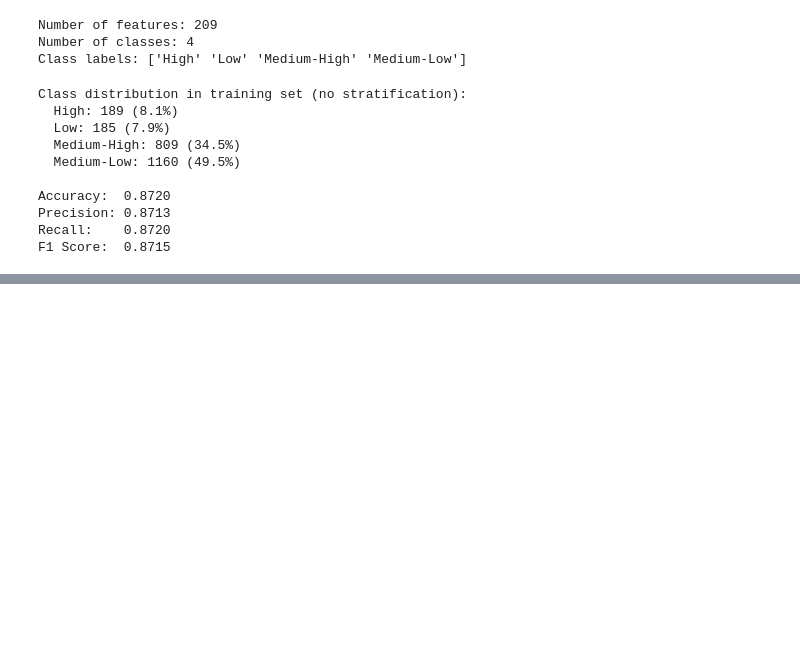
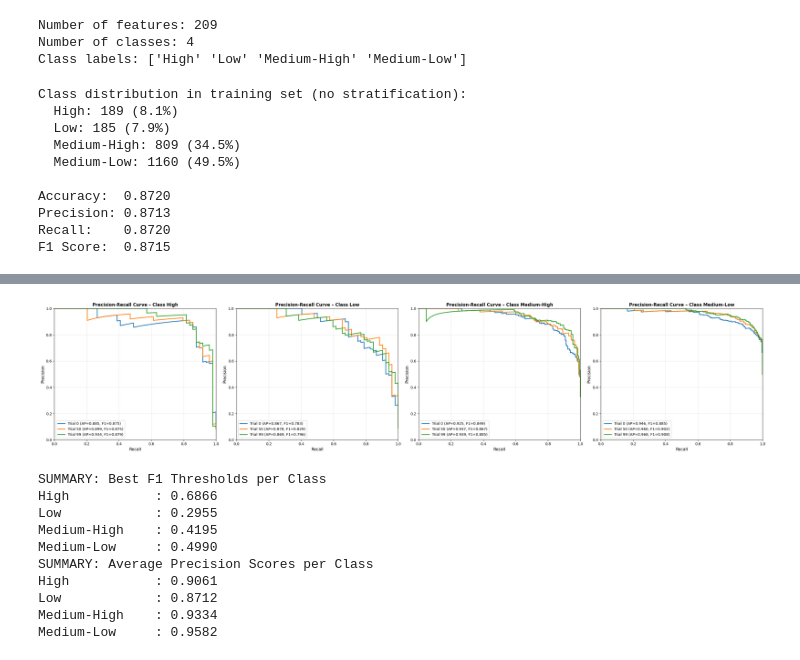
Before and after one commit to VoinaRares/ML-Lab1, a Jupyter notebook: Lab 3/lab3.ipynb, the cells around one changed output, grey strips where cells are left out. Cells and saved outputs as stored; diff of their text form; code cells hidden in the pictures; blank space fills up the shorter version.

```diff
--- a/Lab 3/lab3.ipynb
+++ b/Lab 3/lab3.ipynb
@@ -453,0 +311,77 @@ Average Precision for Class Medium-Low: 0.9700
+# %%
+from sklearn.metrics import precision_recall_curve, average_precision_score
+
+fig, axes = plt.subplots(1, n_classes, figsize=(7*n_classes, 6))
+if n_classes == 1:
+    axes = [axes]
+
+best_thresholds_per_class = {}
+ap_scores_per_class = {j: [] for j in range(n_classes)}
+
+for j in range(n_classes):
+    class_name = y_encoder.inverse_transform([j])[0]
+    ax = axes[j]
+
+    best_f1 = -1
+    best_thr = 0.5
+
+    for i in trial_indices:
+        trial = study.trials[i]
+        model = xgb.XGBClassifier(
+            **trial.params.copy(),
+            objective="multi:softprob",
+            num_class=n_classes,
+            eval_metric="mlogloss",
+            random_state=42
+        )
+        model.fit(X_train_20_no, y_train_20_no)
+        y_proba = model.predict_proba(X_test_20_no)
+
+        precision, recall, thresholds = precision_recall_curve(y_true_bin[:, j], y_proba[:, j])
+        ap = average_precision_score(y_true_bin[:, j], y_proba[:, j])
+        ap_scores_per_class[j].append(ap)
+
+        f1_scores = 2 * (precision * recall) / (precision + recall + 1e-6)
+        idx = np.argmax(f1_scores)
+
+        if f1_scores[idx] > best_f1:
+            best_f1 = f1_scores[idx]
+            best_thr = thresholds[idx] if idx < len(thresholds) else 0.5
+
+        ax.plot(recall, precision, label=f'Trial {i} (AP={ap:.3f}, F1={f1_scores[idx]:.3f})', linewidth=2)
+
+    best_thresholds_per_class[class_name] = best_thr
+
+    ax.set_title(f'Precision-Recall Curve – Class {class_name}', fontsize=12, fontweight='bold')
+    ax.set_xlabel('Recall', fontsize=11)
+    ax.set_ylabel('Precision', fontsize=11)
+    ax.set_xlim(0, 1)
+    ax.set_ylim(0, 1)
+    ax.legend(loc='best')
+    ax.grid(alpha=0.3)
+
+plt.tight_layout()
+plt.show()
+
+print("SUMMARY: Best F1 Thresholds per Class")
+for class_name, thr in best_thresholds_per_class.items():
+    print(f'{class_name:15s}: {thr:.4f}')
+
+
+print("SUMMARY: Average Precision Scores per Class")
+for j in range(n_classes):
+    class_name = y_encoder.inverse_transform([j])[0]
+    avg_ap = np.mean(ap_scores_per_class[j])
+    print(f'{class_name:15s}: {avg_ap:.4f}')
+# %% [output]
+[figure, added]
+SUMMARY: Best F1 Thresholds per Class
+High           : 0.6866
+Low            : 0.2955
+Medium-High    : 0.4195
+Medium-Low     : 0.4990
+SUMMARY: Average Precision Scores per Class
+High           : 0.9061
+Low            : 0.8712
+Medium-High    : 0.9334
+Medium-Low     : 0.9582
```
Also changed, not shown: parts of 16 cells of this notebook, 2 other files.
